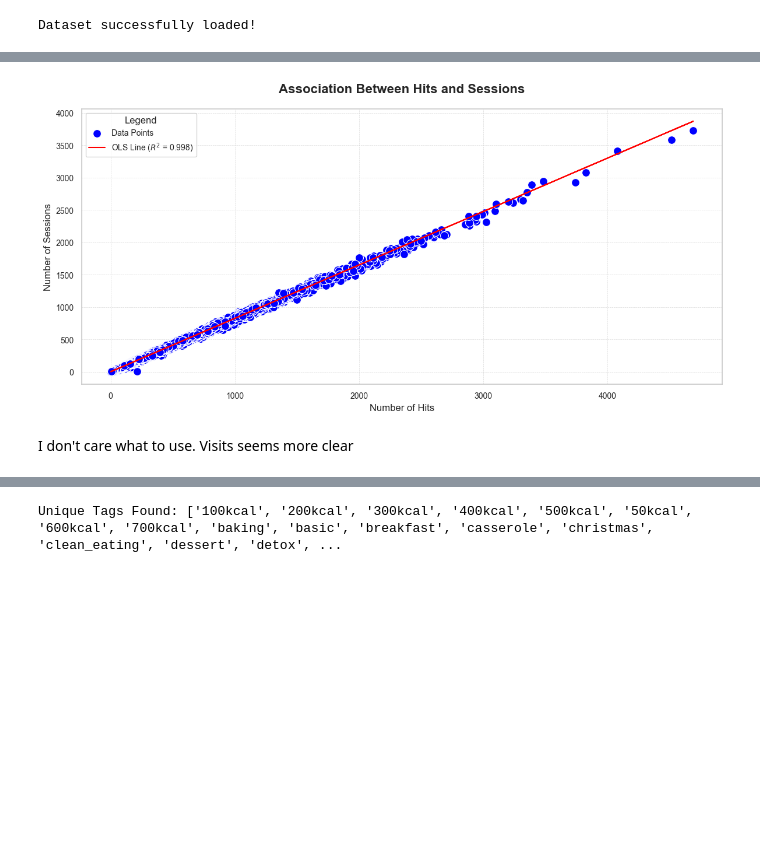
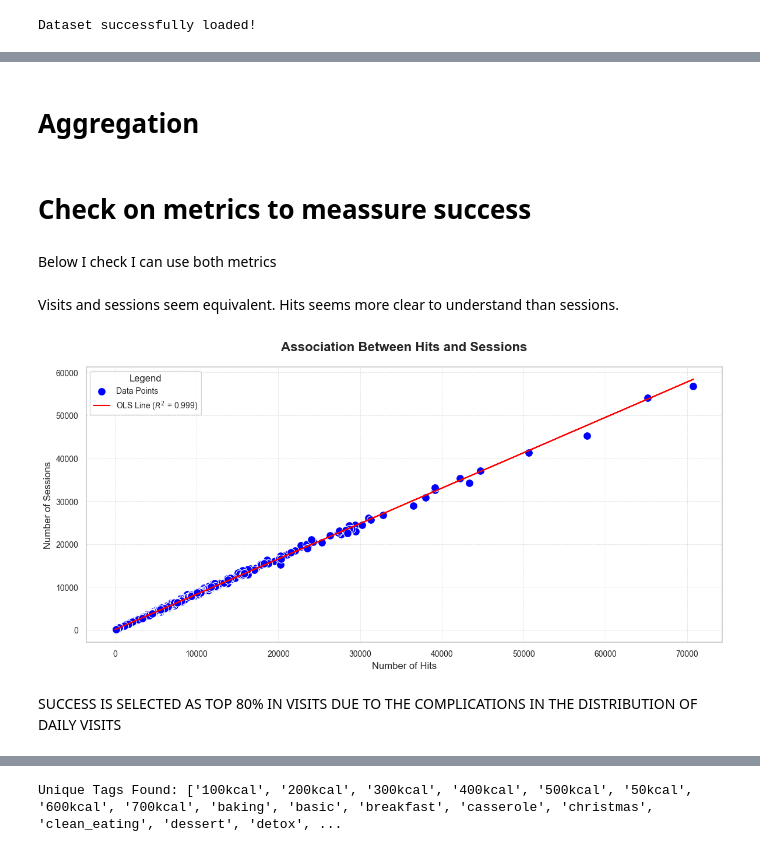
Before and after one commit to PereFuster/Colin-s-insight-rules, a Jupyter notebook: receipes_code.ipynb, the cells around one changed output, grey strips where cells are left out. Saved outputs shown, nothing was run; the diff lists cells and outputs as text; code cells hidden in the pictures; blank space fills up the shorter version.

```diff
--- a/receipes_code.ipynb
+++ b/receipes_code.ipynb
@@ -60,0 +122,2 @@ Some assum(P)tions regarding the data
+# %% [markdown]
+# Aggregation
@@ -61,37 +136,40 @@ Some assum(P)tions regarding the data
+# %% [markdown]
+# Check on metrics to meassure success
+# %% [markdown]
+Below I check I can use both metrics
+# %% [markdown]
+Visits and sessions seem equivalent. Hits seems more clear to understand than sessions.
 # %%
-from sklearn.linear_model import LinearRegression
-from sklearn.metrics import r2_score
-
-### Step 1: Fit an OLS Regression
-X = df[['no_hits']]  # Predictor
-y = df['no_sessions']  # Response
+### Fit an OLS Regression
+X = aggregated[['total_hits']]  # Predictor
+y = aggregated['total_sessions']  # Response
 model = LinearRegression()
 model.fit(X, y)
-df['predicted_sessions'] = model.predict(X)  # Add predictions to DataFrame
-r2 = r2_score(y, df['predicted_sessions'])  # Calculate R^2
+aggregated['predicted_sessions'] = model.predict(X)  # Add predictions to DataFrame
+r2 = r2_score(y, aggregated['predicted_sessions'])  # Calculate R^2
 
 ### Step 2: Create the McKinsey-Style Scatterplot
 sns.set_theme(style="whitegrid")
 
 plt.figure(figsize=(12, 6))
 # Scatterplot
-sns.scatterplot(x='no_hits', y='no_sessions', data=df, color='blue', s=100, label='Data Points')
+sns.scatterplot(x='total_hits', y='total_sessions', data=aggregated, color='blue', s=100, label='Data Points')
 # OLS Line
-plt.plot(df['no_hits'], df['predicted_sessions'], color='red', label=f'OLS Line ($R^2$ = {r2:.3f})')
+plt.plot(aggregated['total_hits'], aggregated['predicted_sessions'], color='red', label=f'OLS Line ($R^2$ = {r2:.3f})')
 
 # Styling
 plt.title("Association Between Hits and Sessions", fontsize=16, weight="bold", pad=20)
 plt.xlabel("Number of Hits", fontsize=12)
 plt.ylabel("Number of Sessions", fontsize=12)
 plt.xticks(fontsize=10)
 plt.yticks(fontsize=10)
 plt.legend(fontsize=10, title="Legend", title_fontsize=12)
 plt.grid(visible=True, linestyle='--', linewidth=0.5, alpha=0.7)
 
 # Adjust layout
 plt.tight_layout()
 plt.show()
 # %% [output]
-[figure, old version]
+[figure, new version]
-# %% [markdown]
-I don't care what to use. Visits seems more clear
+# %% [markdown]
+SUCCESS IS SELECTED AS TOP 80% IN VISITS DUE TO THE COMPLICATIONS IN THE DISTRIBUTION OF DAILY VISITS
```
Also changed, not shown: parts of 45 cells of this notebook, 8 other files.
